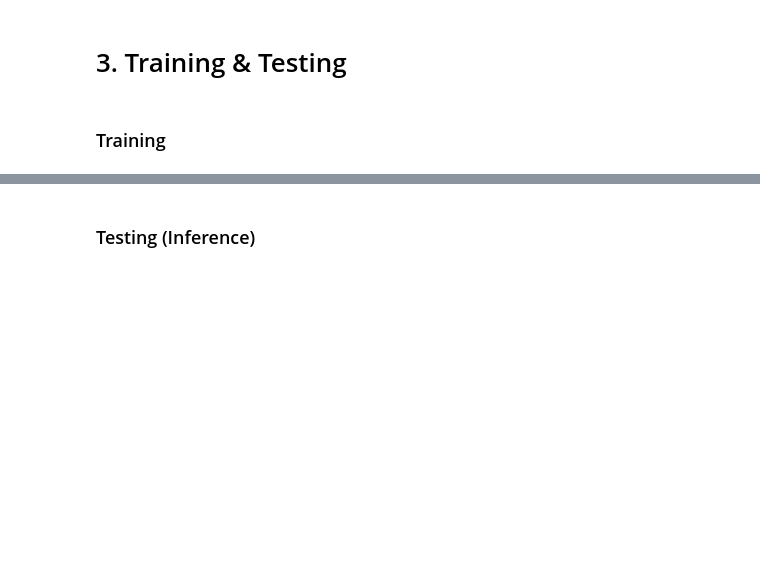
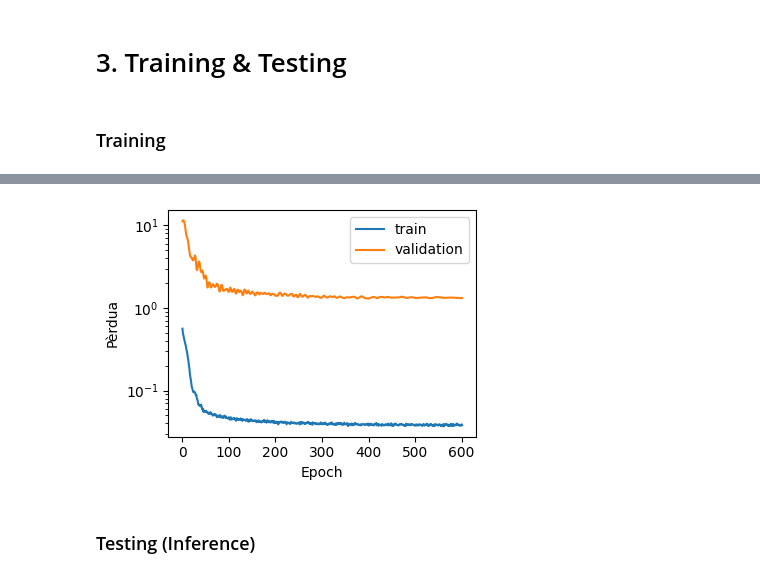
Before and after one commit to mfpscidev/indoorloc-inductive-gnn, a Jupyter notebook: notebooks/evaluation.ipynb, the cells around one changed output, grey strips where cells are left out. Cells and saved outputs as stored; diff of their text form; code cells hidden in the pictures; blank space fills up the shorter version.

```diff
--- a/notebooks/evaluation.ipynb
+++ b/notebooks/evaluation.ipynb
@@ -221,9 +231,9 @@ plt.show()
 ### Training
 # %%
 # Select task
-task = 'classification'
+task = 'regression'
 # Select dataset
-dataset = 'TIE1'
+dataset = 'SOD01'
 # Select graph
 n_graph = 0
 # Select data splits
@@ -232,7 +242,7 @@ graph_data = graph_datas[dataset][n_graph]['splits']
 model_params = {
     'input_dim': iltrainer.get_num_features(graph_data[0], learning_scheme),
     'hidden_dim': [256, 256],
-    'output_dim': iltrainer.get_num_classes(graph_data[0], learning_scheme) if task == 'classification' else 1,
+    'output_dim': iltrainer.get_num_classes(graph_data[0], learning_scheme) if task == 'classification' else 2,
     'n_layers': 2,
     'dropout': [0.7],
     'learning_rate': 1e-3,
@@ -241,23 +251,25 @@ model_params = {
     'mlp_layers': 2
 }
 
+trainer = GNNClassificationTrainer() if task == 'classification' else GNNRegressionTrainer()
 for split in tqdm(range(len(graph_data)), desc="Training model"):
     model = SAGEClassifier(**model_params) if task == 'classification' else SAGERegressor(**model_params)
-    trainer = GNNClassificationTrainer().train_validate(
+    trainer.train_validate(
         data=graph_data[split].cls,
         model=model,
         verbose=2,
         max_epochs=400,
         patience=100,
         show_train_process=False
-    ) if task == 'classification' else GNNRegressionTrainer().train_validate(
+    ) if task == 'classification' else trainer.train_validate(
         data=graph_data[split].reg,
         model=model,
         verbose=2,
         max_epochs=800,
         patience=200,
-        show_train_process=False
+        show_train_process=True
     )
 
     model_path = os.path.join("../models", f"{learning_scheme}_{model.__class__.__name__}_{dataset}_g{n_graph}_s{split}.pt")
     torch.save(model.state_dict(), model_path)
+# %% [output]
@@ -264,3 +283,4 @@ for split in tqdm(range(len(graph_data)), desc="Training model"):
+[figure, added]
 # %% [markdown]
 ### Testing (Inference)
 # %%
```
Also changed, not shown: parts of 5 cells of this notebook.
